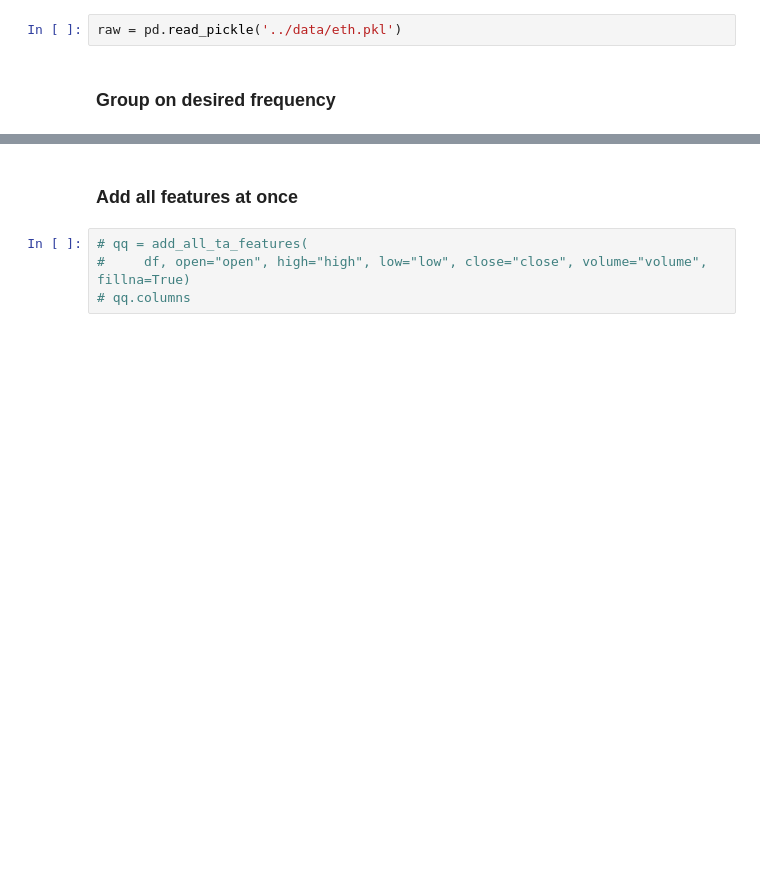
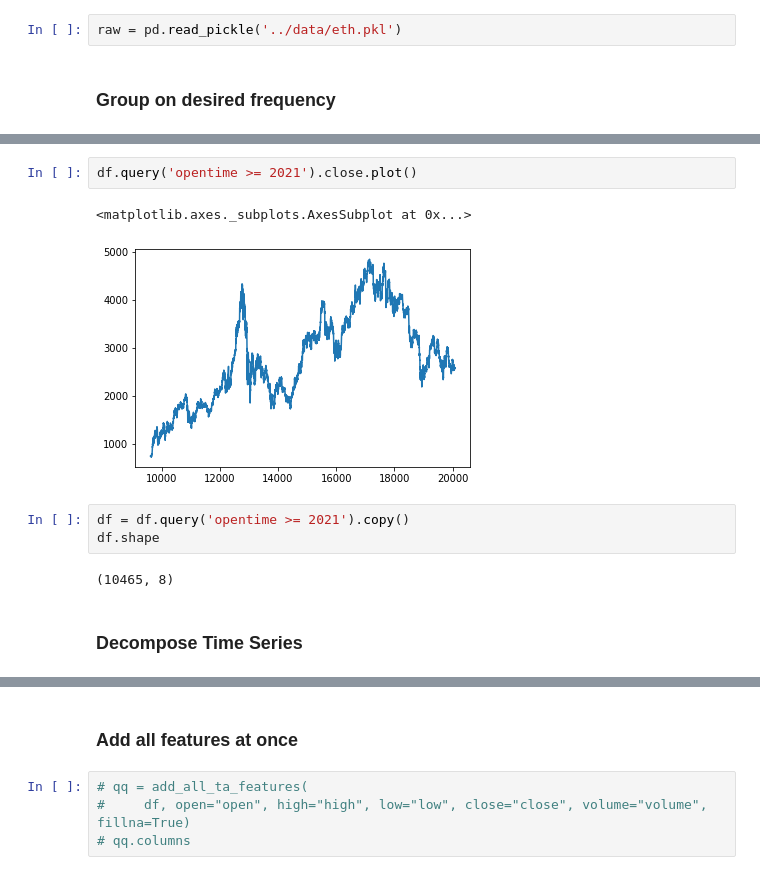
Before and after one commit to Takfes/fun-crypto-app, a Jupyter notebook: notebooks/exploration.ipynb, the cells around one changed output, grey strips where cells are left out. Drawn from its saved outputs; the diff is of its cells as text; blank space fills up the shorter version.

```diff
--- a/notebooks/exploration.ipynb
+++ b/notebooks/exploration.ipynb
@@ -162,0 +148,12 @@ Name: change_pct, dtype: float64
+# %%
+df.query('opentime >= 2021').close.plot()
+# %% [output]
+<matplotlib.axes._subplots.AxesSubplot at 0x...>
+[figure, added]
+# %%
+df = df.query('opentime >= 2021').copy()
+df.shape
+# %% [output]
+(10465, 8)
+# %% [markdown]
+### Decompose Time Series
```
Also changed, not shown: parts of 44 cells of this notebook.
